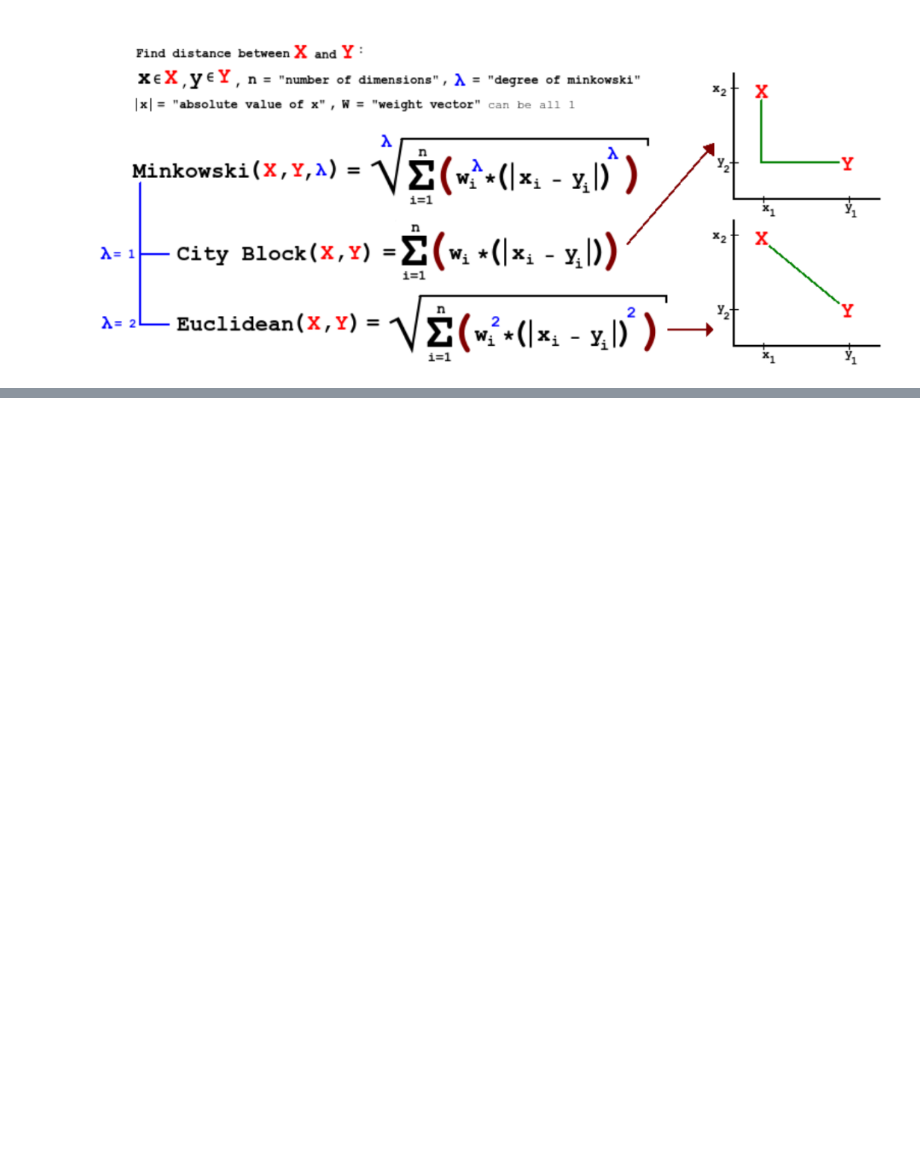
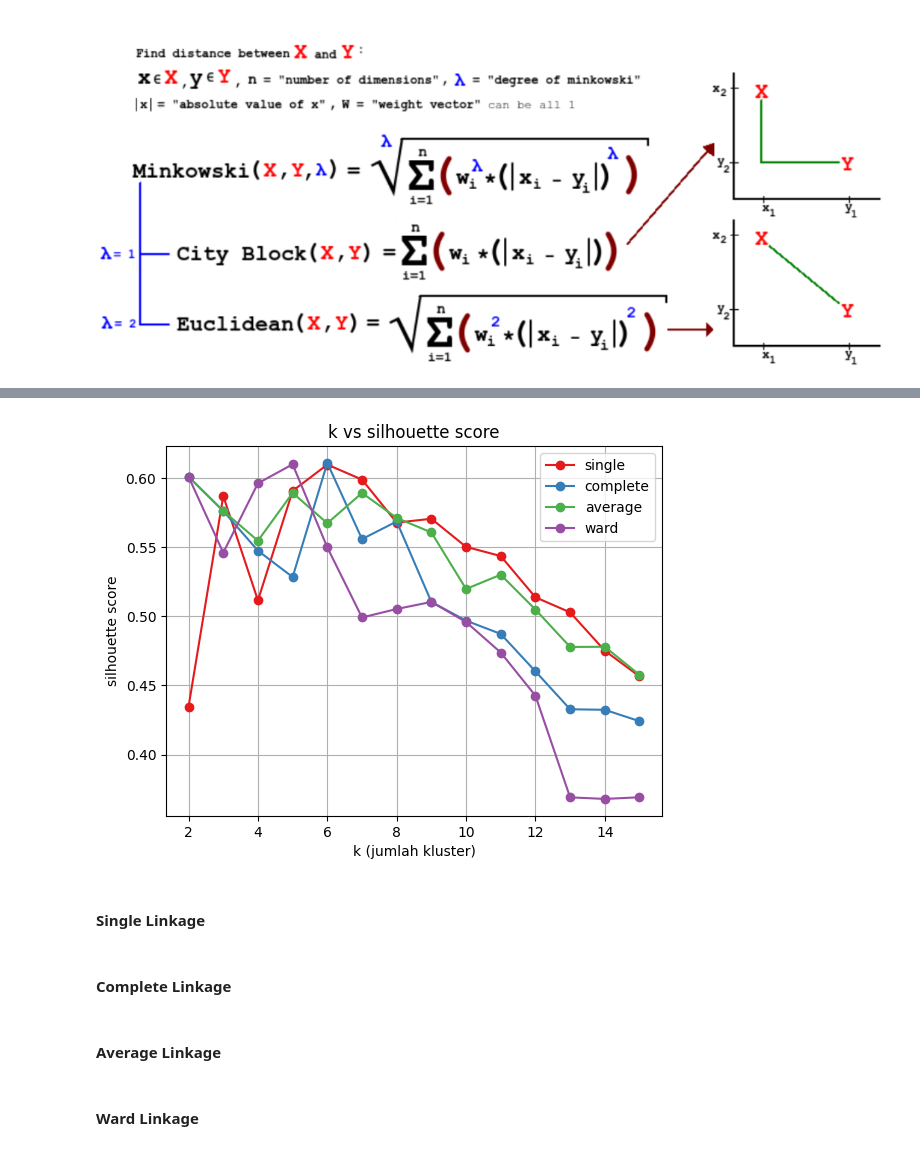
Before and after one commit to oportunitas/gdsoc-module.unsupervised-learning, a Jupyter notebook: unsupervised_learning.ipynb, the cells around one changed output, grey strips where cells are left out. Cells and saved outputs as stored; diff of their text form; code cells hidden in the pictures; blank space fills up the shorter version.

```diff
--- a/unsupervised_learning.ipynb
+++ b/unsupervised_learning.ipynb
@@ -85,0 +185,13 @@ Caranya?:
+# %%
+model = KMeans(n_clusters=5, init='k-means++', n_init=32, random_state=7418)
+df_normalized['cluster'] = model.fit_predict(df_normalized)
+
+fig = px.scatter_3d(
+  df_normalized,
+  x='harga_rupiah',
+  y='jarak_km',
+  z='waktu_tempuh_menit',
+  color='cluster'
+)
+fig.update_traces(marker=dict(size=5)) #opsional, buat gonta ganti ukuran titik2nya doang
+fig.show()
@@ -85,0 +208,33 @@ Caranya?:
+# %%
+from sklearn.cluster import AgglomerativeClustering
+
+linkage = ['single', 'complete', 'average', 'ward']
+scores = [[] for _ in range(len(linkage))]
+
+for i in range (len(linkage)):
+  this_scores = []
+  for k in range(2, 16):
+    model = AgglomerativeClustering(n_clusters = k, linkage = linkage[i])
+    model.fit(df_normalized)
+
+    labels = model.labels_
+    silhouette_avg = silhouette_score(df_normalized, labels)
+    this_scores.append(silhouette_avg)
+  scores[i] = this_scores
+# %%
+import seaborn as sns
+colors = sns.color_palette('Set1', len(linkage))
+
+for i in range(len(linkage)):
+  plt.plot(range(2, 16), scores[i], marker = 'o', color = colors[i], label = linkage[i])
+
+plt.xlabel('k (jumlah kluster)')
+plt.ylabel('silhouette score')
+plt.title('k vs silhouette score')
+plt.legend()
+plt.grid(True)
+plt.show()
+# %% [output]
+[figure, added]
+# %% [markdown]
+#### Single Linkage
@@ -85,0 +255,2 @@ Caranya?:
+# %% [markdown]
+#### Complete Linkage
@@ -85,0 +271,2 @@ Caranya?:
+# %% [markdown]
+#### Average Linkage
@@ -85,0 +287,2 @@ Caranya?:
+# %% [markdown]
+#### Ward Linkage
```
Also changed, not shown: parts of 22 cells of this notebook, 1 other file.
